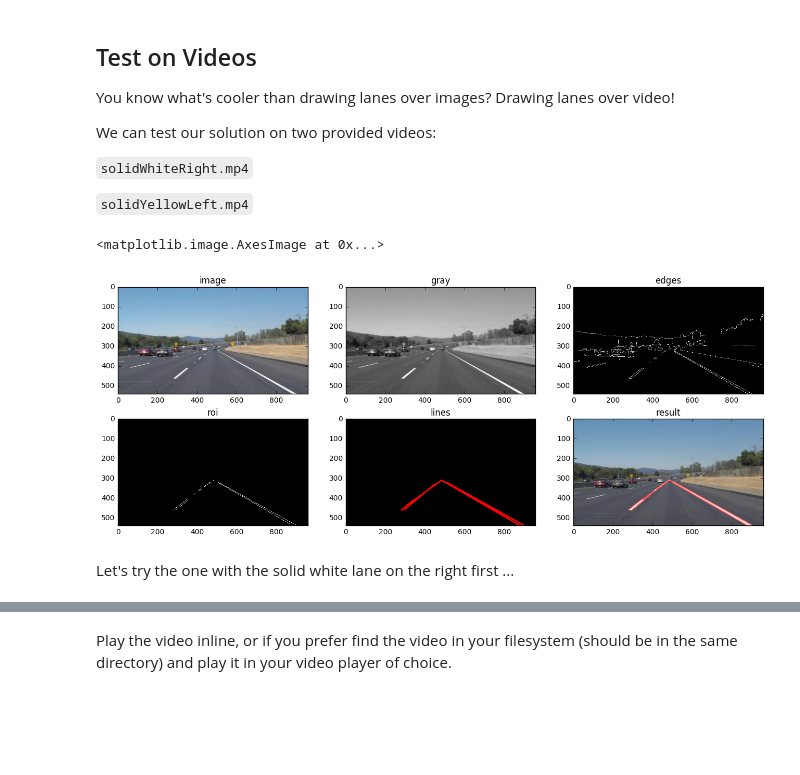
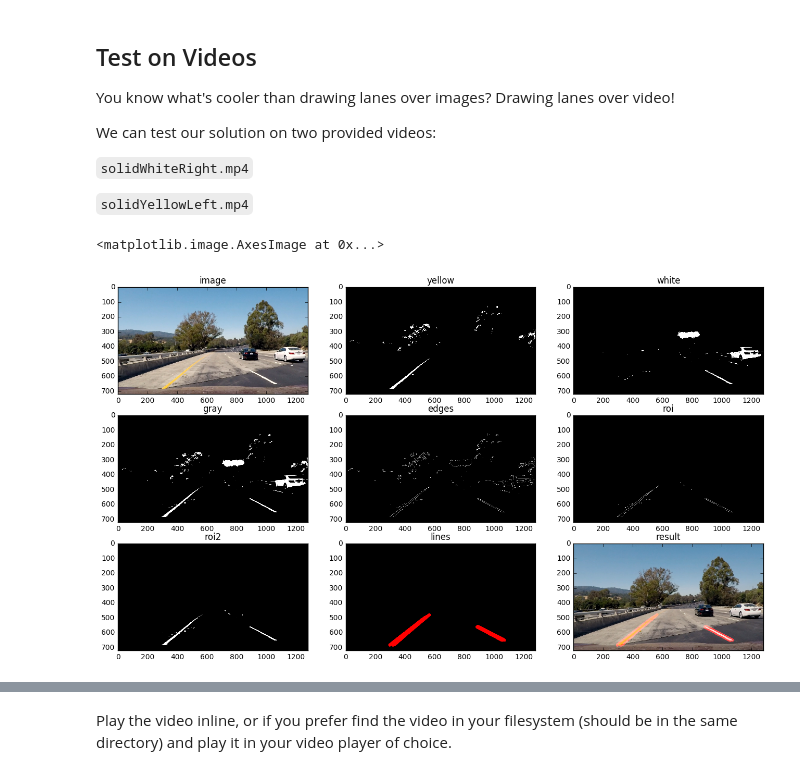
Before and after one commit to ypwhs/CarND-LaneLines-P1, a Jupyter notebook: P1.ipynb, the cells around one changed output, grey strips where cells are left out. Drawn from its saved outputs; the diff is of its cells as text; code cells hidden in the pictures; blank space fills up the shorter version.

```diff
--- a/P1.ipynb
+++ b/P1.ipynb
@@ -112,7 +112,8 @@ def hough_lines(img, rho, theta, threshold, min_line_len, max_line_gap):
     """
     lines = cv2.HoughLinesP(img, rho, theta, threshold, np.array([]), minLineLength=min_line_len, maxLineGap=max_line_gap)
     line_img = np.zeros([img.shape[0], img.shape[1], 3], dtype=np.uint8)
-    draw_lines(line_img, lines, thickness=5)
+    if lines != None:
+        draw_lines(line_img, lines, thickness=20)
     return line_img
 
 # Python 3 has support for cool math symbols.
@@ -175,41 +183,56 @@ def process_image(image):
     result = weighted_img(image, out, 0.9, 0.9)
     return result
 # %%
-image = cv2.imread('test_images/solidWhiteCurve.jpg')
-interest = np.array([[0, 540], [480, 310], [960, 540]], np.int32)
+# image = cv2.imread('test_images/solidYellowCurve.jpg')
+# image = cv2.imread('test_images/solidWhiteCurve.jpg')
+image = cv2.imread('test_images/challenge2.png')
+height = image.shape[0]
+width = image.shape[1]
+interest = np.array([[0, height], [width*3/8, height*5/8], [width*5/8, height*5/8], [width, height]], np.int32)
 
 blur = gaussian_noise(image, 5)
-gray = grayscale(blur)
+hsv = cv2.cvtColor(blur, cv2.COLOR_BGR2HSV)
+yellow = cv2.inRange(hsv, (20, 100, 100), (50, 255, 255))
+white = cv2.inRange(hsv, (0, 0, 220), (255, 35, 255))
+gray = cv2.bitwise_or(yellow, white)
 edges = canny(gray, 64, 192)
 roi = region_of_interest(edges, [interest])
 roi2 = region_of_interest(gray, [interest])
-out = hough_lines(roi, 1, np.pi/180, 50, 10, 100)
+out = hough_lines(roi, 1, np.pi/180, 32, 1, 200)
 result = weighted_img(cv2.cvtColor(image, cv2.COLOR_BGR2RGB), out, 0.9, 0.9)
 
-plt.figure(figsize=[16, 6])
-plt.subplot(2, 3, 1)
+plt.figure(figsize=[16, 9])
+
+plt.subplot(3, 3, 1)
 plt.title('image')
 plt.imshow(cv2.cvtColor(image, cv2.COLOR_BGR2RGB))
-plt.subplot(2, 3, 2)
+plt.subplot(3, 3, 2)
+plt.title('yellow')
+plt.imshow(yellow, cmap='gray')
+plt.subplot(3, 3, 3)
+plt.title('white')
+plt.imshow(white, cmap='gray')
+plt.subplot(3, 3, 4)
 plt.title('gray')
 plt.imshow(gray, cmap='gray')
-plt.subplot(2, 3, 3)
+plt.subplot(3, 3, 5)
 plt.title('edges')
 plt.imshow(edges, cmap='gray')
-plt.subplot(2, 3, 4)
+plt.subplot(3, 3, 6)
 plt.title('roi')
 plt.imshow(roi, cmap='gray')
-plt.subplot(2, 3, 5)
+plt.subplot(3, 3, 7)
+plt.title('roi2')
+plt.imshow(roi2, cmap='gray')
+plt.subplot(3, 3, 8)
 plt.title('lines')
 plt.imshow(out, cmap='gray')
-plt.subplot(2, 3, 6)
+plt.subplot(3, 3, 9)
 plt.title('result')
 plt.imshow(result)
 # %% [output]
 <matplotlib.image.AxesImage at 0x...>
-[figure, old version]
+[figure, new version]
-# %% [markdown]
-Let's try the one with the solid white lane on the right first ...
 # %%
 white_output = 'white.mp4'
 clip1 = VideoFileClip("solidWhiteRight.mp4")
```
Also changed, not shown: parts of 5 cells of this notebook, 5 other files.
